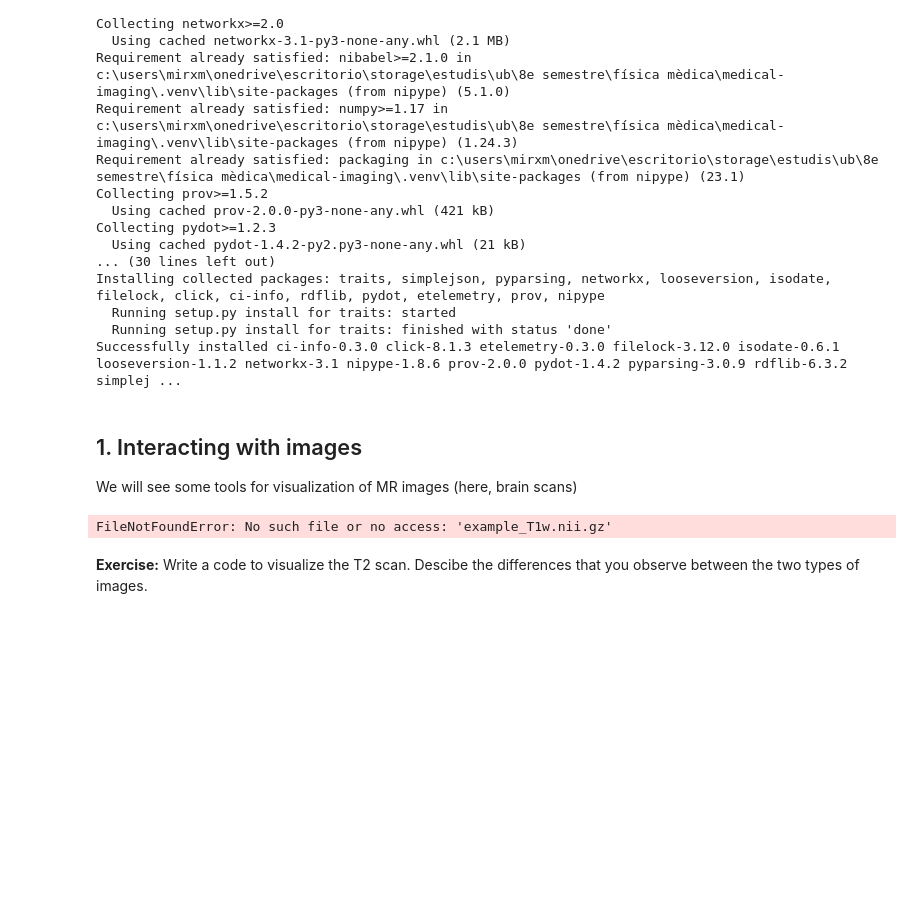
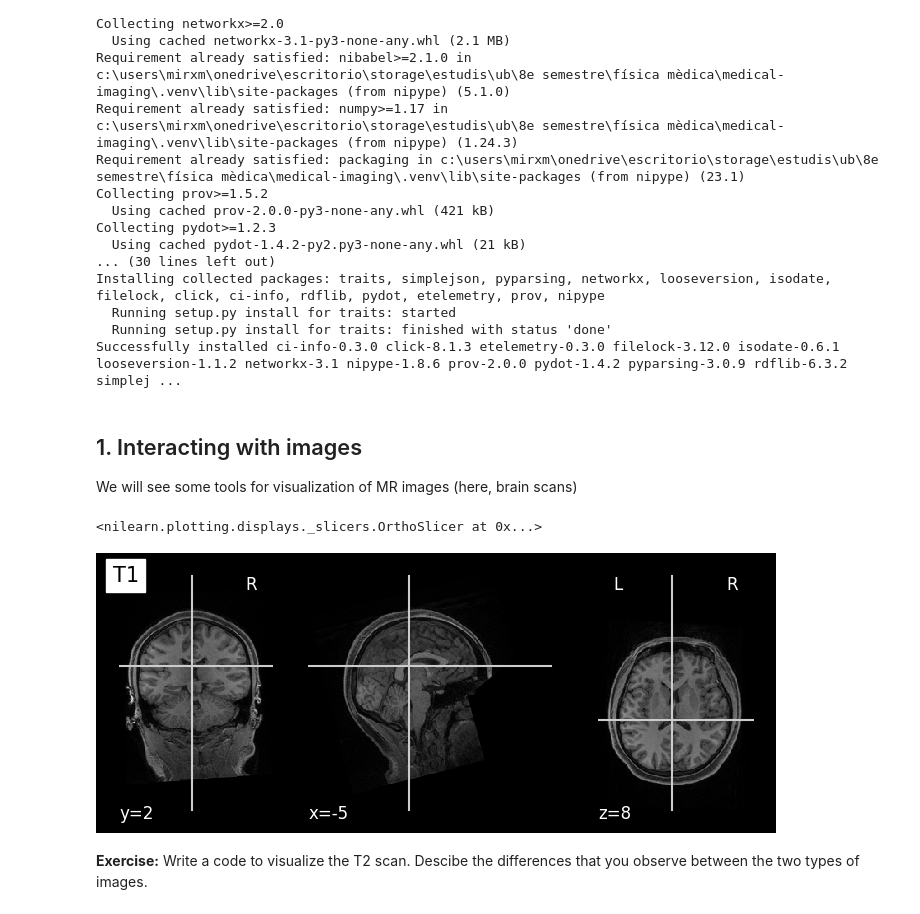
Before and after one commit to AimbotParce/Medical-Imaging, a Jupyter notebook: Lab 2/lab_2.ipynb, the cells around one changed output. Saved outputs shown, nothing was run; the diff lists cells and outputs as text; code cells hidden in the pictures; blank space fills up the shorter version.

```diff
--- a/Lab 2/lab_2.ipynb
+++ b/Lab 2/lab_2.ipynb
@@ -66,13 +68,14 @@ from nilearn import plotting
 # %%
-T1_filename = "example_T1w.nii.gz"
+T1_filename = "data/example_T1w.nii.gz"
 T1_img = nib.load(T1_filename)
 
 # need to grab data arrays
 T1_data = T1_img.get_fdata()
 
 # plot
 plotting.plot_anat(T1_filename, title="T1", vmax=500)
 # %% [output]
-FileNotFoundError: No such file or no access: 'example_T1w.nii.gz'
+<nilearn.plotting.displays._slicers.OrthoSlicer at 0x...>
+[figure, added]
 # %% [markdown]
 **Exercise:** Write a code to visualize the T2 scan. Descibe the differences that you observe between the two types of images.
```
Also changed, not shown: parts of 16 cells of this notebook.
